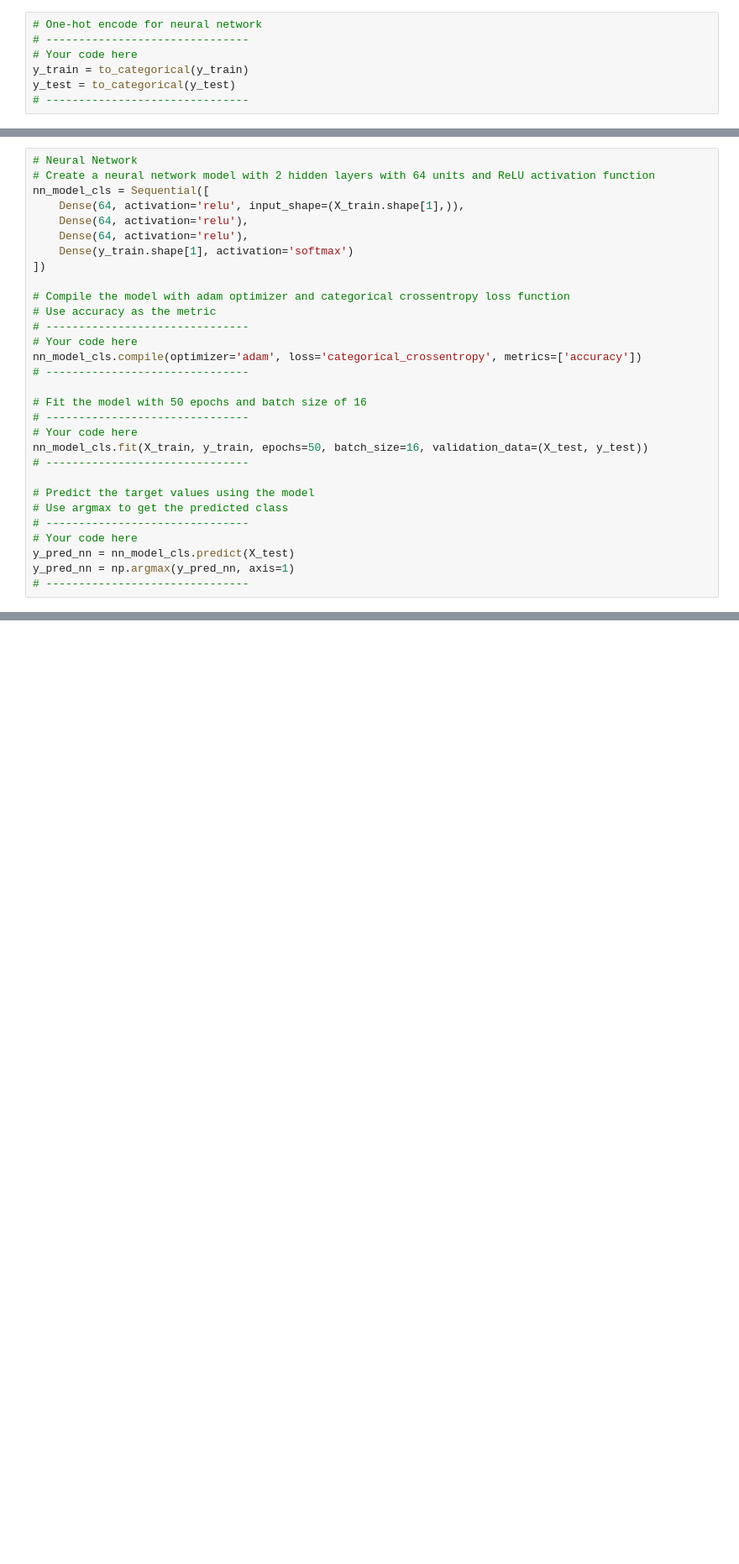
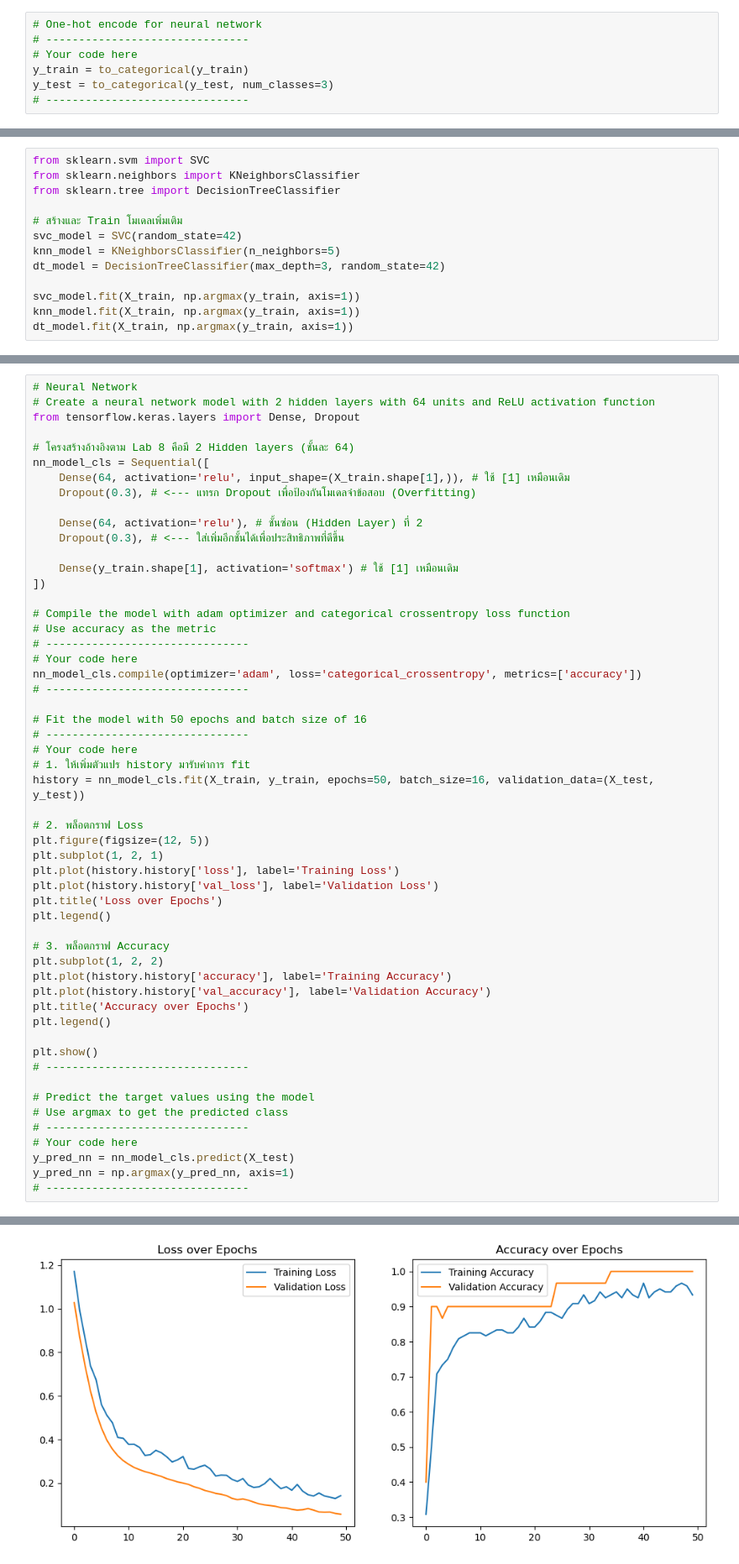
Before and after one commit to SugguSCH/Machine-Learning, a Jupyter notebook: Lab8/Lab8 Evaluation.ipynb, the cells around one changed output, grey strips where cells are left out. Shown at 84% size. Drawn from its saved outputs; the diff is of its cells as text; blank space fills up the shorter version.

```diff
--- a/Lab8/Lab8 Evaluation.ipynb
+++ b/Lab8/Lab8 Evaluation.ipynb
@@ -354,7 +403,7 @@ We encode the target variable using One-Hot Encoding.
 # -------------------------------
 # Your code here
 y_train = to_categorical(y_train)
-y_test = to_categorical(y_test)
+y_test = to_categorical(y_test, num_classes=3)
 # -------------------------------
 # %%
 # Show variable shape
@@ -419,0 +484,13 @@ y_pred_rf_clf = rf_model_clf.predict(X_test)
+# %%
+from sklearn.svm import SVC
+from sklearn.neighbors import KNeighborsClassifier
+from sklearn.tree import DecisionTreeClassifier
+
+# สร้างและ Train โมเดลเพิ่มเติม
+svc_model = SVC(random_state=42)
+knn_model = KNeighborsClassifier(n_neighbors=5)
+dt_model = DecisionTreeClassifier(max_depth=3, random_state=42)
+
+svc_model.fit(X_train, np.argmax(y_train, axis=1))
+knn_model.fit(X_train, np.argmax(y_train, axis=1))
+dt_model.fit(X_train, np.argmax(y_train, axis=1))
@@ -420,11 +499,17 @@ y_pred_rf_clf = rf_model_clf.predict(X_test)
 # %%
 # Neural Network
 # Create a neural network model with 2 hidden layers with 64 units and ReLU activation function
+from tensorflow.keras.layers import Dense, Dropout
+
+# โครงสร้างอ้างอิงตาม Lab 8 คือมี 2 Hidden layers (ชั้นละ 64)
 nn_model_cls = Sequential([
-    Dense(64, activation='relu', input_shape=(X_train.shape[1],)),
-    Dense(64, activation='relu'),
-    Dense(64, activation='relu'),
-    Dense(y_train.shape[1], activation='softmax')
+    Dense(64, activation='relu', input_shape=(X_train.shape[1],)), # ใช้ [1] เหมือนเดิม
+    Dropout(0.3), # <--- แทรก Dropout เพื่อป้องกันโมเดลจำข้อสอบ (Overfitting)
+
+    Dense(64, activation='relu'), # ชั้นซ่อน (Hidden Layer) ที่ 2
+    Dropout(0.3), # <--- ใส่เพิ่มอีกชั้นได้เพื่อประสิทธิภาพที่ดีขึ้น
+
+    Dense(y_train.shape[1], activation='softmax') # ใช้ [1] เหมือนเดิม
 ])
 
 # Compile the model with adam optimizer and categorical crossentropy loss function
@@ -437,7 +522,25 @@ nn_model_cls.compile(optimizer='adam', loss='categorical_crossentropy', metrics=
 # Fit the model with 50 epochs and batch size of 16
 # -------------------------------
 # Your code here
-nn_model_cls.fit(X_train, y_train, epochs=50, batch_size=16, validation_data=(X_test, y_test))
+# 1. ให้เพิ่มตัวแปร history มารับค่าการ fit
+history = nn_model_cls.fit(X_train, y_train, epochs=50, batch_size=16, validation_data=(X_test, y_test))
+
+# 2. พล็อตกราฟ Loss
+plt.figure(figsize=(12, 5))
+plt.subplot(1, 2, 1)
+plt.plot(history.history['loss'], label='Training Loss')
+plt.plot(history.history['val_loss'], label='Validation Loss')
+plt.title('Loss over Epochs')
+plt.legend()
+
+# 3. พล็อตกราฟ Accuracy
+plt.subplot(1, 2, 2)
+plt.plot(history.history['accuracy'], label='Training Accuracy')
+plt.plot(history.history['val_accuracy'], label='Validation Accuracy')
+plt.title('Accuracy over Epochs')
+plt.legend()
+
+plt.show()
 # -------------------------------
 
 # Predict the target values using the model
@@ -468,0 +572 @@ Epoch 50/50
+[figure, added]
```
Also changed, not shown: parts of 9 cells of this notebook, 1 other file.
